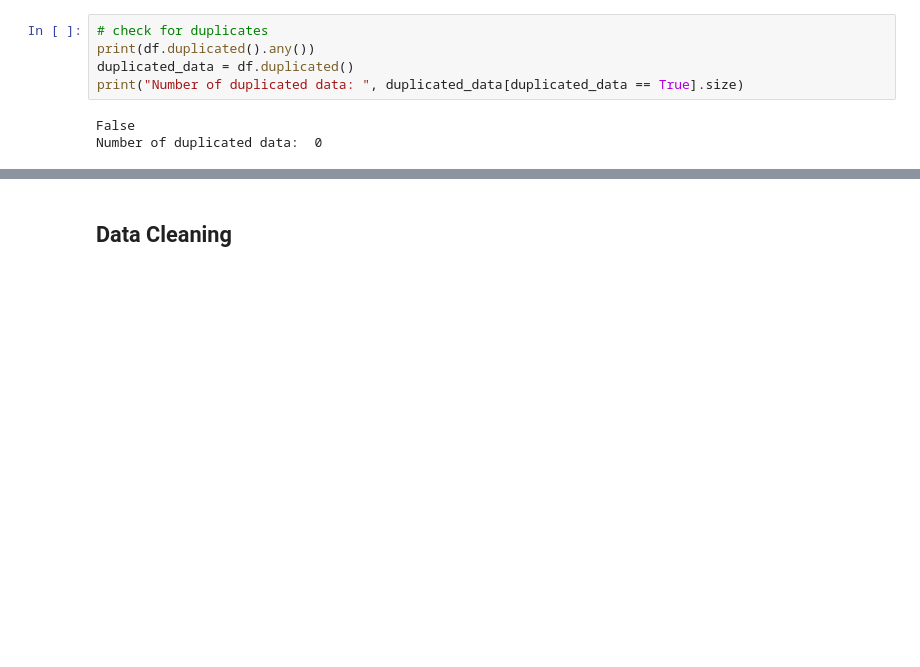
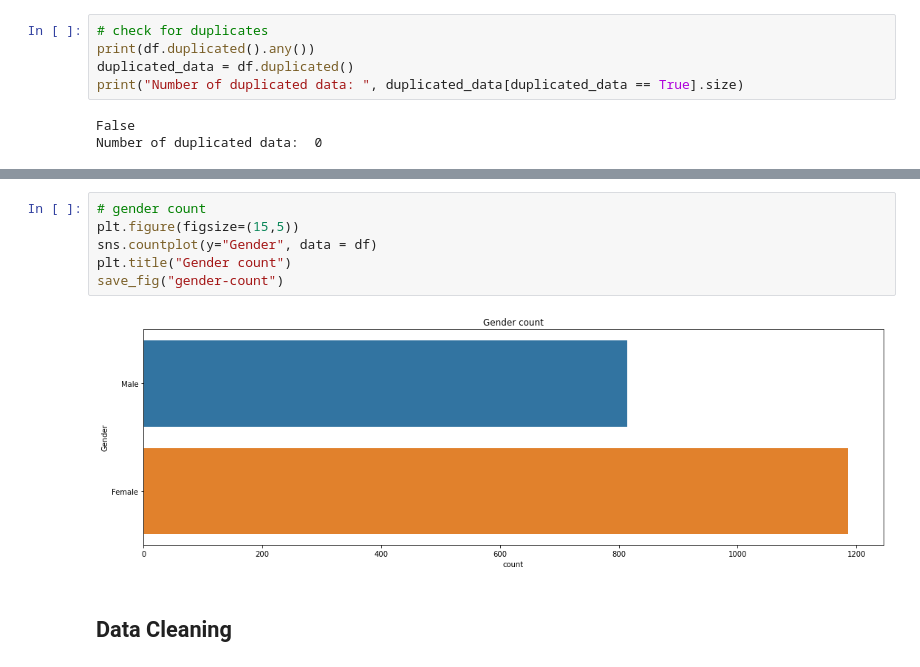
Before and after one commit to AiJared/Customer-Segmentation, a Jupyter notebook: Customer Segmentation.ipynb, the cells around one changed output, grey strips where cells are left out. Cells and saved outputs as stored; diff of their text form; blank space fills up the shorter version.

```diff
--- a/Customer Segmentation.ipynb
+++ b/Customer Segmentation.ipynb
@@ -249,3 +262,11 @@ save_fig("spending_frequency_based_on_annual_income")
+# %%
+# gender count
+plt.figure(figsize=(15,5))
+sns.countplot(y="Gender", data = df)
+plt.title("Gender count")
+save_fig("gender-count")
+# %% [output]
+[figure, added]
 # %% [markdown]
 ## Data Cleaning
 # %%
```
Also changed, not shown: parts of 9 cells of this notebook, 5 other files.
